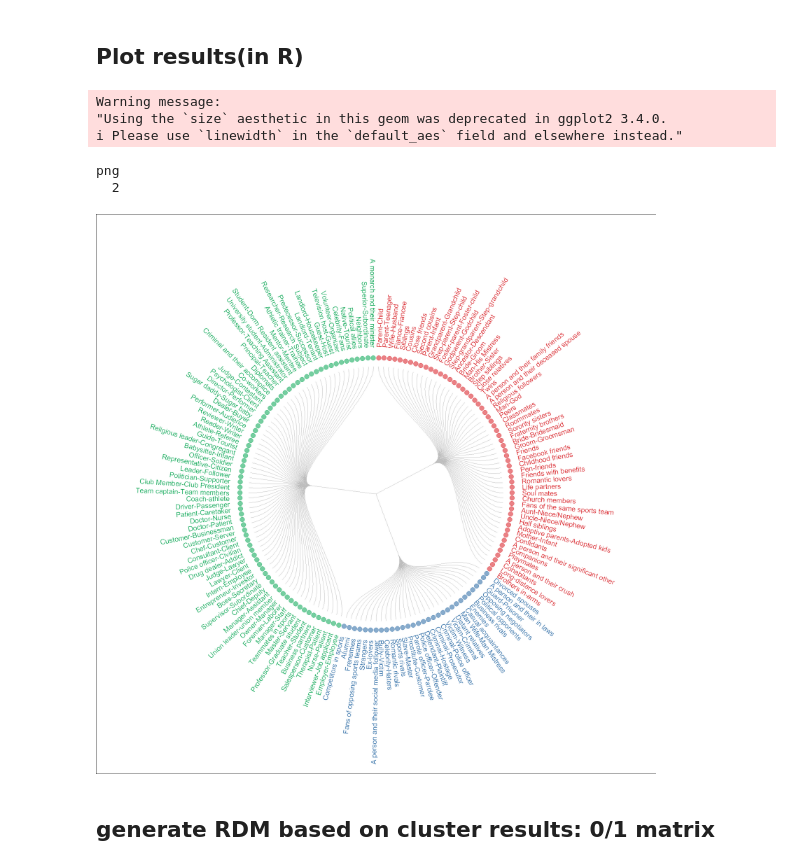
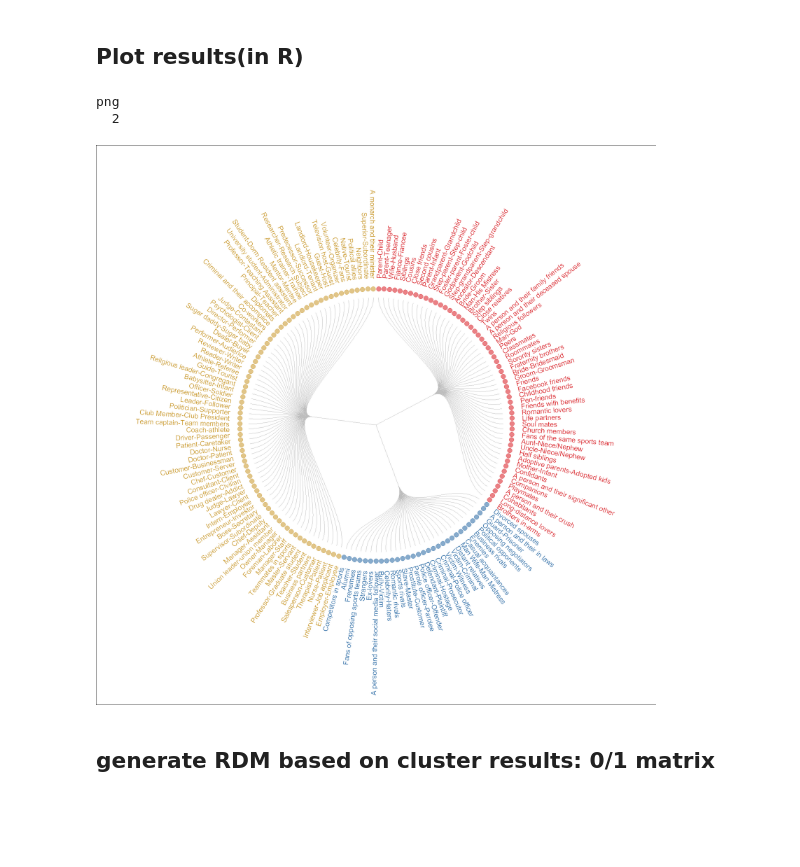
Before and after one commit to BNU-Wang-MSN-Lab/FAVEE-HPP, a Jupyter notebook: Study2/World_avg_results/Categorical_Model.ipynb, the cells around one changed output. Saved outputs shown, nothing was run; the diff lists cells and outputs as text; code cells hidden in the pictures; blank space fills up the shorter version.

```diff
--- a/Study2/World_avg_results/Categorical_Model.ipynb
+++ b/Study2/World_avg_results/Categorical_Model.ipynb
@@ -251,45 +204,42 @@ my_colors = c('Hostile'='#52DCF5','Public'='#3FCA36','Private'='#FF4C27')
 # %%
 options(repr.plot.width=16,repr.plot.height=16)
-my_colors = c('Hostile'='#2466A2','Public'='#03A652','Private'='#D81920')
+my_colors = c('Hostile'='#2466A2','Public'='#C89626','Private'='#D81920')
 # Make the plot
 ggraph(mygraph, layout = 'dendrogram', circular = TRUE) +
   geom_edge_diagonal(colour="grey") +
   #scale_edge_colour_distiller(palette = "RdPu") +
   scale_colour_manual(values=my_colors)+
   geom_node_text(aes(x = x*1.15, y=y*1.15, filter = leaf, label=name, angle = angle, hjust=hjust, colour=group), size=5, alpha=1) +
   geom_node_point(aes(filter = leaf, x = x*1.07, y=y*1.07, colour=group, size=1, alpha=0.2)) +
   theme_void() +
   theme(
     legend.position="none",
     plot.margin=unit(c(0,0,0,0),"cm"),
     panel.background = element_rect(fill='white')
   ) +
   expand_limits(x = c(-2, 2), y = c(-2, 2))
 
 png('../output_graph/world_averaged/raw_3k_white.png',family='sans',
     units='in',width=16,height=16,res=300)
 # Make the plot
 ggraph(mygraph, layout = 'dendrogram', circular = TRUE) +
   geom_edge_diagonal(colour="grey") +
   #scale_edge_colour_distiller(palette = "RdPu") +
   scale_colour_manual(values=my_colors)+
   geom_node_text(aes(x = x*1.15, y=y*1.15, filter = leaf, label=name, angle = angle, hjust=hjust, colour=group), size=5, alpha=1) +
   geom_node_point(aes(filter = leaf, x = x*1.07, y=y*1.07, colour=group, size=1, alpha=0.2)) +
   theme_void() +
   theme(
     legend.position="none",
     plot.margin=unit(c(0,0,0,0),"cm"),
     panel.background = element_rect(fill='white')
   ) +
   expand_limits(x = c(-2, 2), y = c(-2, 2))
 dev.off()
 # %% [output]
-Warning message:
-"Using the `size` aesthetic in this geom was deprecated in ggplot2 3.4.0.
-i Please use `linewidth` in the `default_aes` field and elsewhere instead."
+png
+  2
-png
-  2
-[figure, old version]
+[figure, new version]
 # %% [markdown]
 ## generate RDM based on cluster results: 0/1 matrix
 # %%
```
Also changed, not shown: parts of 9 cells of this notebook, 23 other files.
